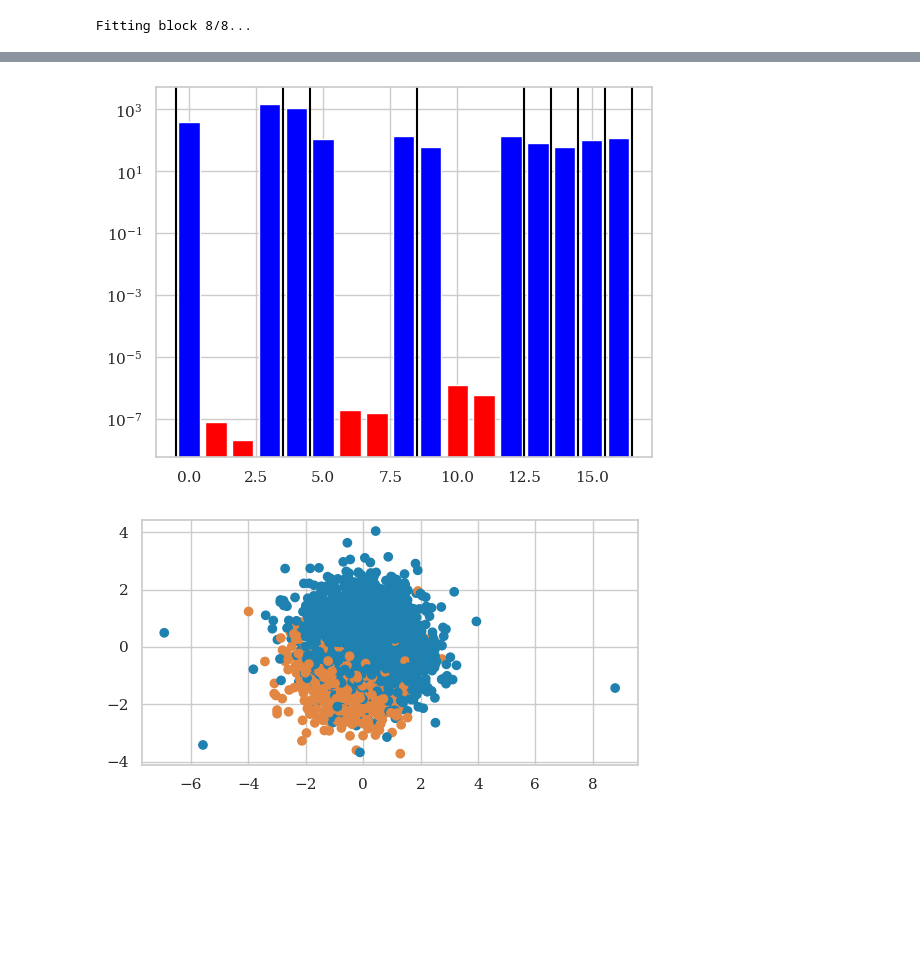
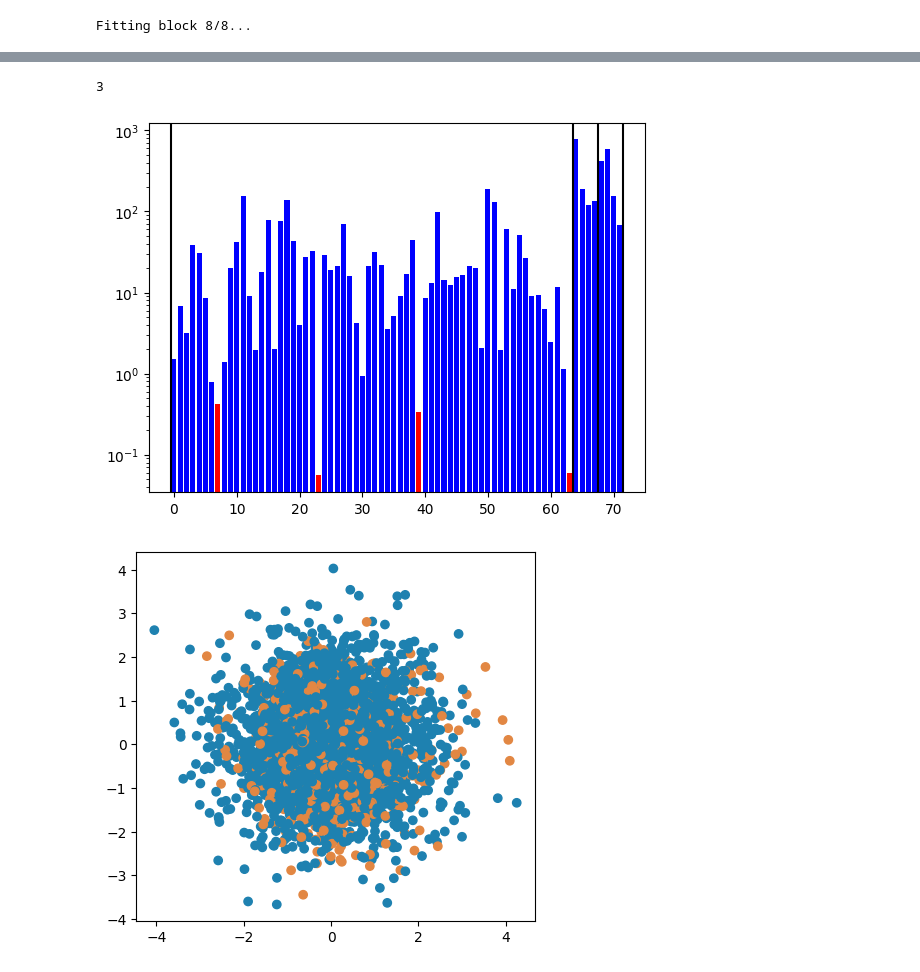
Before and after one commit to arnevdk/bttda, a Jupyter notebook: notebooks/gbttda.ipynb, the cells around one changed output, grey strips where cells are left out. Drawn from its saved outputs; the diff is of its cells as text; code cells hidden in the pictures; blank space fills up the shorter version.

```diff
--- a/notebooks/gbttda.ipynb
+++ b/notebooks/gbttda.ipynb
@@ -27,7 +27,7 @@ paradigm = P300(resample=48)
 dataset = BNCI2014008()
 epochs, labels, meta = paradigm.get_data(
     dataset=dataset,
-     subjects=[3],
+     subjects=[1],
      return_epochs=True
 )
 session = meta['session'][0]
@@ -81,20 +81,21 @@ import warnings
 
 bttda = GreedyBTTDA(
     ranks=[None]*8,
+    truncate=True,
     hoda_params=dict(
         rank=None,
-        max_iter=64,
+        max_iter=128,
         tol=1e-8,
-        init ='random',
+        init ='eye',
         shrinkage='lw',
         toeplitz=None,
-        ortho=False,
         obj='rt',
         solver='lanczos',
         taper=False,
         extra_train_info=False,
         verbose=True,
-        random_state=42
+        random_state=42,
+        delta=None,
 
     ),
     verbose=True,
@@ -102,7 +103,7 @@ bttda = GreedyBTTDA(
 
 )
 %env PYTHONWARNINGS=ignore
-%lprun -f HODA.fit_backward bttda.fit(X,y)
+%lprun -f bttda._fit_block bttda.fit(X,y)
 # %% [output]
 env: PYTHONWARNINGS=ignore
 Fitting block 1/8...
@@ -131,12 +132,12 @@ df
 # %%
 import seaborn as sns
 import matplotlib.pyplot as plt
-
+plt.style.use('default')
 n_samples = X.shape[0]
 sns.lineplot(data=df, x='block', y='train_score')
 plt.show()
 sns.lineplot(data=df, x='block', y='val_score')
+
 #sns.lineplot(data=df, x='block', y='test_score')
-
 plt.show()
 # %% [output]
@@ -145,30 +146,34 @@ plt.show()
 # %%
 Xt = bttda.transform(X)
+# %%
+bttda.n_blocks_
+# %% [output]
+3
 # %%
 import scipy.stats
 import seaborn as sns
 import math
 import numpy as np
 
 samples = []
 for c in bttda.blocks_[0].classes_:
     samples.append(tl.to_numpy(Xt)[y==c])
 F,p = scipy.stats.f_oneway(*samples, axis=0)
 F = F.flatten()
 p = p.flatten()
 p = np.nan_to_num(p, nan=1)
 fig, ax = plt.subplots(1,1)
-sig_idc = p < (0.05/len(p))
+sig_idc = p < 0.5
 plt.bar(np.arange(len(F))[sig_idc],F[sig_idc], color='blue')
 plt.bar(np.arange(len(F))[~sig_idc],F[~sig_idc], color='red')
 plt.yscale('log')
 n_params=0
 plt.axvline(n_params-.5, color='black')
 for b,block in enumerate(bttda.blocks_):
     n_params+=math.prod(block.rank_)
     plt.axvline(n_params-.5, color='black')
 # %% [output]
-[figure, old version]
+[figure, new version]
 # %%
 from sklearn.manifold import TSNE
 import math
@@ -190,7 +195,7 @@ if Xt.shape[-1] > 1:
     ax.scatter(Xt_viz[:,0], Xt_viz[:,1], c=c)
     ax.set_aspect('equal')
 # %% [output]
-[figure, old version]
+[figure, new version]
 # %%
 import numpy as np
 
```
Also changed, not shown: parts of 6 cells of this notebook, 7 other files.
